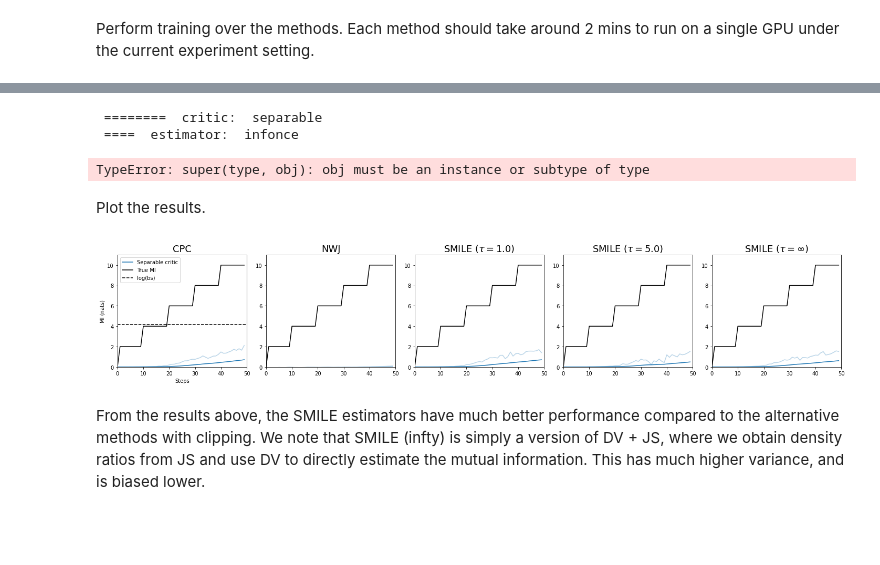
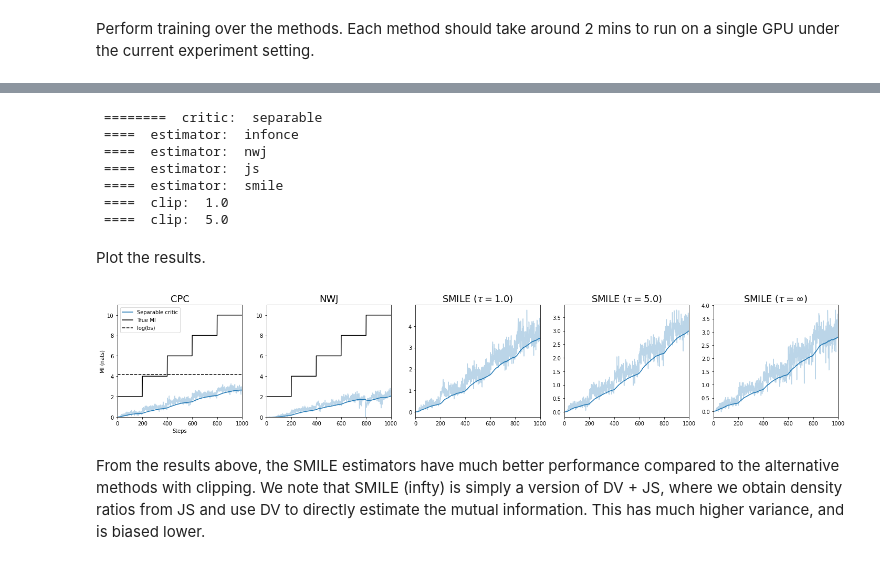
Before and after one commit to philippnoah/smile-mi-estimator, a Jupyter notebook: demo.ipynb, the cells around one changed output, grey strips where cells are left out. Drawn from its saved outputs; the diff is of its cells as text; code cells hidden in the pictures; blank space fills up the shorter version.

```diff
--- a/demo.ipynb
+++ b/demo.ipynb
@@ -25,24 +25,11 @@ Next, we define the helper function for setting up the training procedure.
 # %%
 from utils import *
 from estimators import estimate_mutual_information
-# %%
-class SeparableCritic(nn.Module):
-    """Separable critic. where the output value is g(x) h(y). """
-
-    def __init__(self, dim, hidden_dim, embed_dim, layers, activation, y_dim=10, **extra_kwargs):
-        super(SeparableCritic, self).__init__()
-        self._g = mlp(dim, hidden_dim, embed_dim, layers, activation)
-        self._h = mlp(y_dim, hidden_dim, embed_dim, layers, activation)
-
-    def forward(self, x, y):
-        g = self._g(x).t()
-        h = self._h(y)
-        scores = torch.matmul(h, g)
-        return scores
 # %%
 # define the dimension of the Gaussian
 
-dim = 200
+dim = 20
+y_dim = 10
 
 # define the training procedure
 
@@ -54,7 +41,7 @@ CRITICS = {
 BASELINES = {
     'constant': lambda: None,
     # 'unnormalized': lambda: mlp(dim=dim, hidden_dim=512, output_dim=1, layers=2, activation='relu').cuda(),
-    'unnormalized': lambda: mlp(dim=dim, hidden_dim=512, output_dim=1, layers=2, activation='relu').cpu(),
+    'unnormalized': lambda: mlp(dim=y_dim, hidden_dim=512, output_dim=1, layers=2, activation='relu').cpu(),
     'gaussian': lambda: log_prob_gaussian,
 }
 
@@ -93,6 +80,7 @@ def train_estimator(critic_params, data_params, mi_params, opt_params, data_load
 
         x, y = sample_correlated_gaussian(
             dim=data_params['dim'], rho=rho, batch_size=data_params['batch_size'], cubic=data_params['cubic'])
+        # print(x.shape, y.shape)
         mi = estimate_mutual_information(
             mi_params['estimator'], x, y, critic_, baseline, mi_params.get('alpha_logit', None), **kwargs)
         loss = -mi
@@ -135,7 +123,7 @@ critic_params = {
 }
 
 opt_params = {
-    'iterations': 50,
+    'iterations': 1000,
     'learning_rate': 5e-4,
 }
 # %% [markdown]
@@ -170,7 +179,11 @@ for critic_type in ['separable']:
 # %% [output]
  ========  critic:  separable
  ====  estimator:  infonce
+ ====  estimator:  nwj
+ ====  estimator:  js
+ ====  estimator:  smile
+ ====  clip:  1.0
+ ====  clip:  5.0
-TypeError: super(type, obj): obj must be an instance or subtype of type
 # %% [markdown]
 Plot the results.
 # %%
@@ -212,36 +225,36 @@ for i, estimator in enumerate(['infonce', 'nwj']):
         mis_smooth = pd.Series(mis).ewm(span=EMA_SPAN).mean()
         plt.plot(mis_smooth, c=p1.get_color(), label=find_legend(net))
     plt.ylim(0, mi_true.max() * 1.1)
     plt.xlim(0, opt_params['iterations'])
     plt.plot(mi_true, color='k', label='True MI')
     if i == 0:
         plt.ylabel('MI (nats)')
         plt.xlabel('Steps')
         plt.axhline(np.log(64), color='k', ls='--', label='log(bs)')
         plt.legend()
 
 estimator = 'smile'
 for i, clip in enumerate([1.0, 5.0, None]):
     if clip is None:
         key = estimator
     else:
         key = f'{estimator}_{clip}'
 
     plt.sca(axs[i+2])
     plt.title(find_name(key), fontsize=18)
     for net in ['separable']:
         mis = mi_numpys[net][key]
         EMA_SPAN = 200
         p1 = plt.plot(mis, alpha=0.3)[0]
         mis_smooth = pd.Series(mis).ewm(span=EMA_SPAN).mean()
         plt.plot(mis_smooth, c=p1.get_color(), label=find_legend(net))
-    plt.plot(mi_true, color='k', label='True MI')
-    plt.ylim(0, mi_true.max() * 1.1)
+    # plt.plot(mi_true, color='k', label='True MI')
+    # plt.ylim(0, mi_true.max() * 1.1)
     plt.xlim(0, opt_params['iterations'])
 
 plt.gcf().tight_layout()
 # %% [output]
-[figure, old version]
+[figure, new version]
 # %% [markdown]
 From the results above, the SMILE estimators have much better performance compared to the alternative methods with clipping.
 We note that SMILE (infty) is simply a version of DV + JS, where we obtain density ratios from JS and use DV to directly estimate the mutual information. This has much higher variance, and is biased lower.
```
Also changed, not shown: parts of 1 cell of this notebook.
